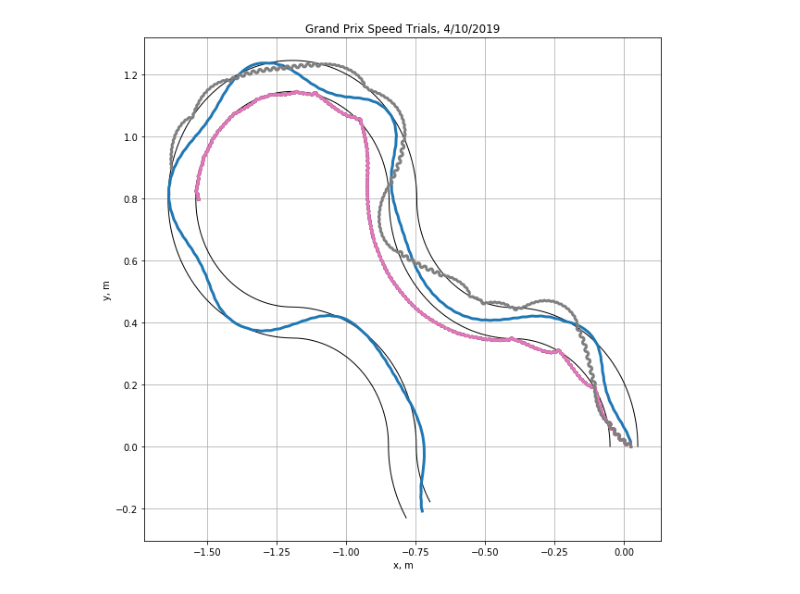
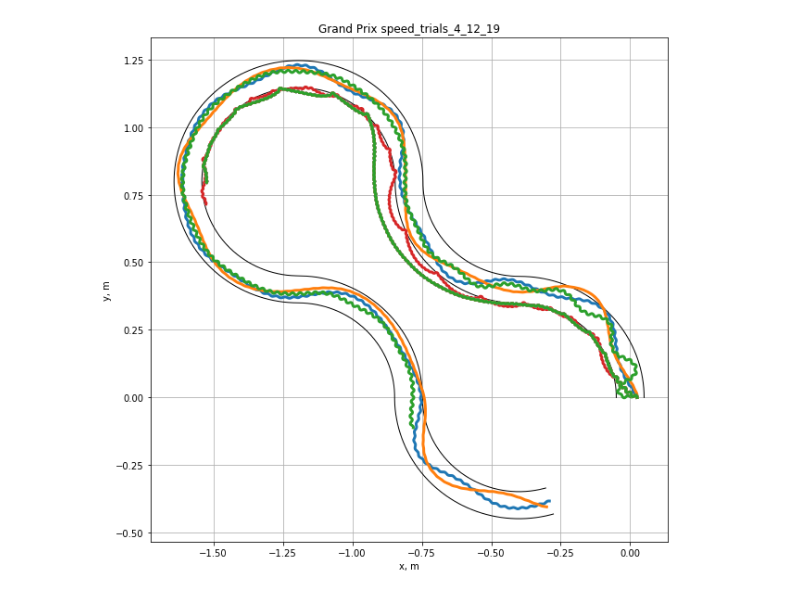
Before and after one commit to jgoppert/aae364_notebook, a Jupyter notebook: GrandPrixResults.ipynb, the cells around one changed output. Drawn from its saved outputs; the diff is of its cells as text; code cells hidden in the pictures.

Commit message:
Update grandprix results.

```diff
--- a/GrandPrixResults.ipynb
+++ b/GrandPrixResults.ipynb
@@ -64,16 +88,4 @@ place:    8     time:      2.154 m
-# %%
-import matplotlib.pyplot as plt
-plt.figure(figsize=(10, 10))
-d = data[results[0]['name']]
-plt.plot(d['track_left_x'], d['track_left_y'], 'k', linewidth=1)
-plt.plot(d['track_right_x'], d['track_right_y'], 'k', linewidth=1)
-plt.grid()
-for i in range(len(results)):
-    d = data[results[i]['name']]
-    plt.plot(d['x'], d['y'], linewidth=3)
-plt.title('Grand Prix Speed Trials, 4/10/2019')
-plt.xlabel('x, m')
-plt.ylabel('y, m')
-plt.savefig('/home/jgoppert/Desktop/speedtrials.png')
-# %% [output]
-[figure, removed]
+# %%
+race(2143, 'speed_trials_4_12_19')
+# %% [output]
+[figure, added]
```
Also changed, not shown: parts of 2 cells of this notebook.
